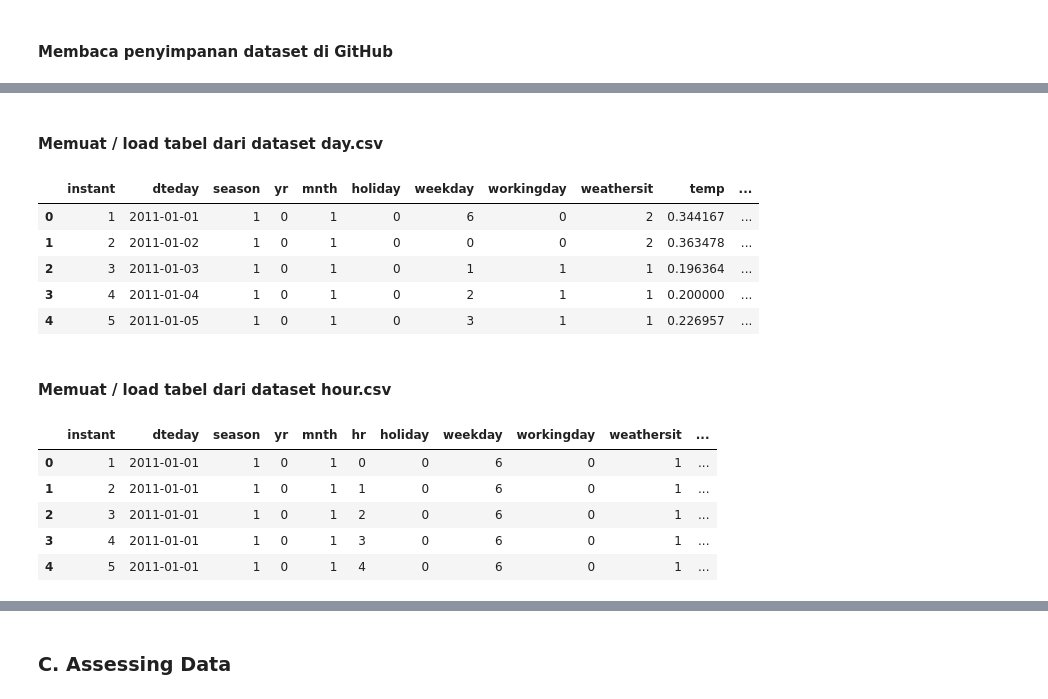
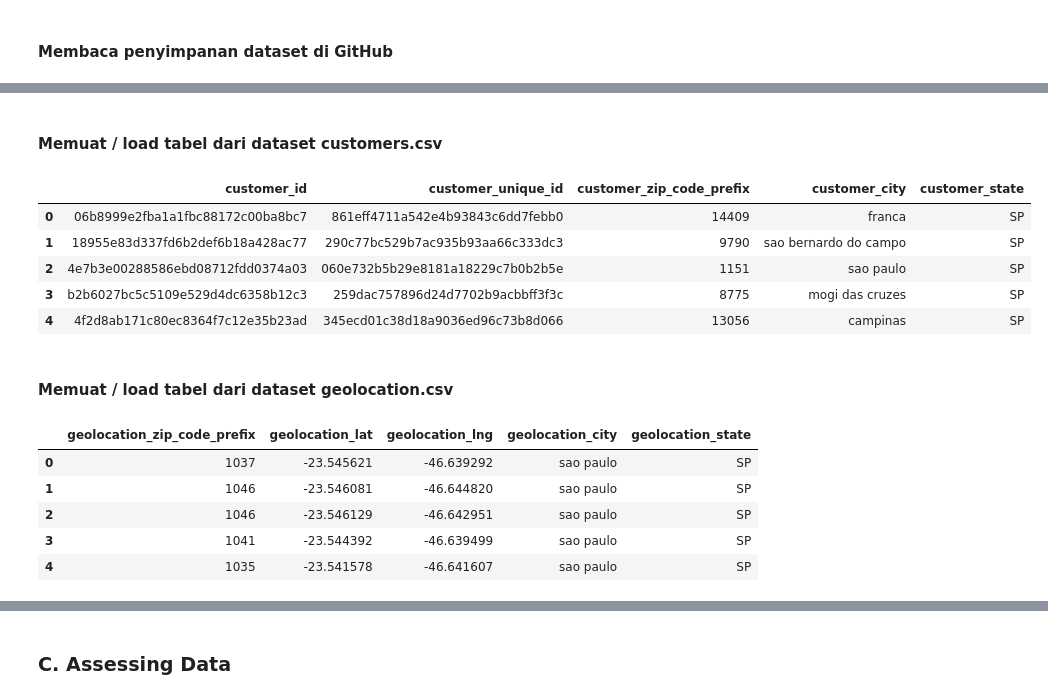
Before and after one commit to NuryaFahruRosyidin2406/Dicoding_Learn-Data-Scientist, a Jupyter notebook: Submission Project Analisis Data/Submission_Project_Analisis_Data.ipynb, the cells around one changed output, grey strips where cells are left out. Cells and saved outputs as stored; diff of their text form; code cells hidden in the pictures.

```diff
--- a/Submission Project Analisis Data/Submission_Project_Analisis_Data.ipynb
+++ b/Submission Project Analisis Data/Submission_Project_Analisis_Data.ipynb
@@ -35,24 +42,24 @@ fatal: destination path 'Dicoding_Learn-Data-Scientist' already exists and is no
 # %% [markdown]
-#### Memuat / load tabel dari dataset day.csv
+#### Memuat / load tabel dari dataset customers.csv
 # %%
-day_df = pd.read_csv("/content/Dicoding_Learn-Data-Scientist/Submission Project Analisis Data/Bike-sharing-dataset/day.csv")
-day_df.head()
+customers_df = pd.read_csv("/content/Dicoding_Learn-Data-Scientist/Submission Project Analisis Data/E-commerce-public-dataset/E-Commerce Public Dataset/customers_dataset.csv")
+customers_df.head()
 # %% [output]
-|  | instant | dteday | season | yr | mnth | holiday | weekday | workingday | weathersit | temp | ... |
-| 0 | 1 | 2011-01-01 | 1 | 0 | 1 | 0 | 6 | 0 | 2 | 0.344167 | ... |
-| 1 | 2 | 2011-01-02 | 1 | 0 | 1 | 0 | 0 | 0 | 2 | 0.363478 | ... |
-| 2 | 3 | 2011-01-03 | 1 | 0 | 1 | 0 | 1 | 1 | 1 | 0.196364 | ... |
-| 3 | 4 | 2011-01-04 | 1 | 0 | 1 | 0 | 2 | 1 | 1 | 0.200000 | ... |
-| 4 | 5 | 2011-01-05 | 1 | 0 | 1 | 0 | 3 | 1 | 1 | 0.226957 | ... |
+|  | customer_id | customer_unique_id | customer_zip_code_prefix | customer_city | customer_state |
+| 0 | 06b8999e2fba1a1fbc88172c00ba8bc7 | 861eff4711a542e4b93843c6dd7febb0 | 14409 | franca | SP |
+| 1 | 18955e83d337fd6b2def6b18a428ac77 | 290c77bc529b7ac935b93aa66c333dc3 | 9790 | sao bernardo do campo | SP |
+| 2 | 4e7b3e00288586ebd08712fdd0374a03 | 060e732b5b29e8181a18229c7b0b2b5e | 1151 | sao paulo | SP |
+| 3 | b2b6027bc5c5109e529d4dc6358b12c3 | 259dac757896d24d7702b9acbbff3f3c | 8775 | mogi das cruzes | SP |
+| 4 | 4f2d8ab171c80ec8364f7c12e35b23ad | 345ecd01c38d18a9036ed96c73b8d066 | 13056 | campinas | SP |
 # %% [markdown]
-#### Memuat / load tabel dari dataset hour.csv
+#### Memuat / load tabel dari dataset geolocation.csv
 # %%
-hour_df = pd.read_csv("/content/Dicoding_Learn-Data-Scientist/Submission Project Analisis Data/Bike-sharing-dataset/hour.csv")
-hour_df.head()
+geolocation_df = pd.read_csv("/content/Dicoding_Learn-Data-Scientist/Submission Project Analisis Data/E-commerce-public-dataset/E-Commerce Public Dataset/geolocation_dataset.csv")
+geolocation_df.head()
 # %% [output]
-|  | instant | dteday | season | yr | mnth | hr | holiday | weekday | workingday | weathersit | ... |
-| 0 | 1 | 2011-01-01 | 1 | 0 | 1 | 0 | 0 | 6 | 0 | 1 | ... |
-| 1 | 2 | 2011-01-01 | 1 | 0 | 1 | 1 | 0 | 6 | 0 | 1 | ... |
-| 2 | 3 | 2011-01-01 | 1 | 0 | 1 | 2 | 0 | 6 | 0 | 1 | ... |
-| 3 | 4 | 2011-01-01 | 1 | 0 | 1 | 3 | 0 | 6 | 0 | 1 | ... |
-| 4 | 5 | 2011-01-01 | 1 | 0 | 1 | 4 | 0 | 6 | 0 | 1 | ... |
+|  | geolocation_zip_code_prefix | geolocation_lat | geolocation_lng | geolocation_city | geolocation_state |
+| 0 | 1037 | -23.545621 | -46.639292 | sao paulo | SP |
+| 1 | 1046 | -23.546081 | -46.644820 | sao paulo | SP |
+| 2 | 1046 | -23.546129 | -46.642951 | sao paulo | SP |
+| 3 | 1041 | -23.544392 | -46.639499 | sao paulo | SP |
+| 4 | 1035 | -23.541578 | -46.641607 | sao paulo | SP |
```
Also changed, not shown: parts of 19 cells of this notebook.
